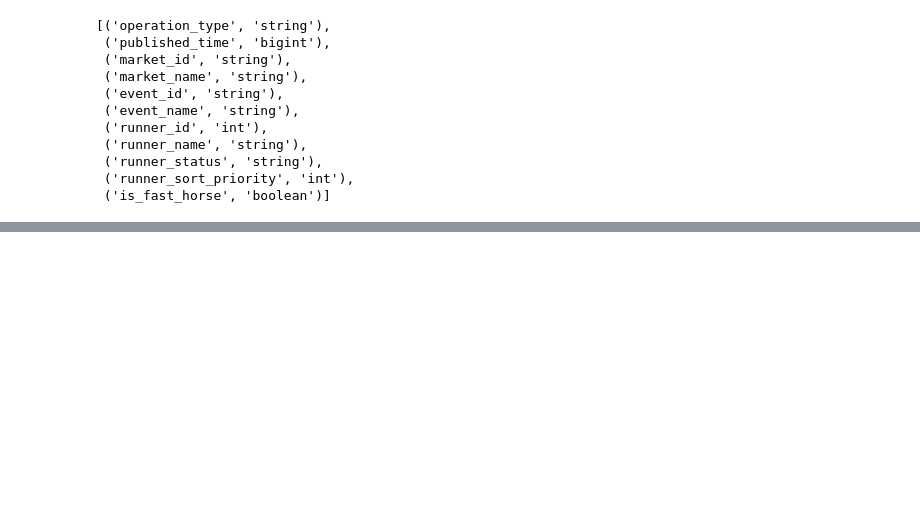
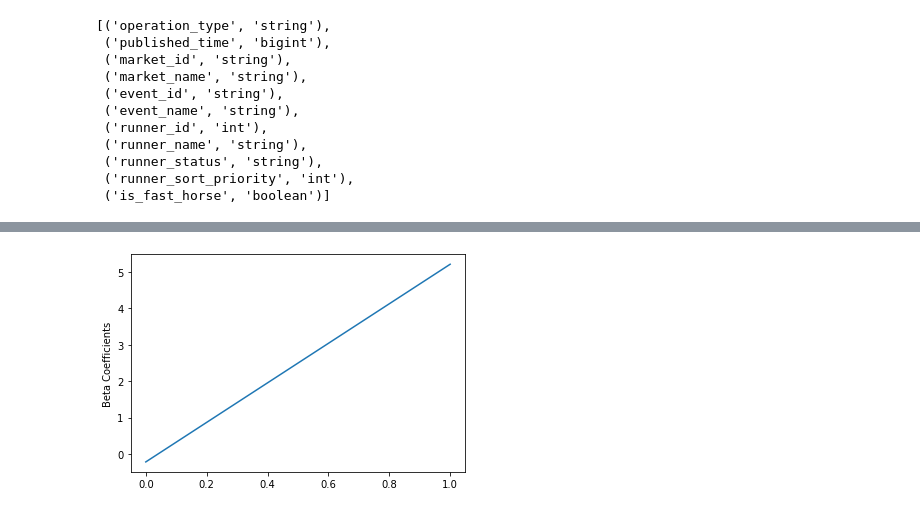
Before and after one commit to trentsteel777/mongo-spark-jupyter, a Jupyter notebook: notebooks/Q1_SpeedyHorseNames_Overstated.ipynb, the cells around one changed output, grey strips where cells are left out. Cells and saved outputs as stored; diff of their text form; code cells hidden in the pictures; blank space fills up the shorter version.

Commit message:
Added 3rd spark work and given each worker 7gb of ram. Check point notebooks: we have basic logistic regression working for 1000 rows of horse data.

```diff
--- a/notebooks/Q1_SpeedyHorseNames_Overstated.ipynb
+++ b/notebooks/Q1_SpeedyHorseNames_Overstated.ipynb
@@ -486,0 +791,10 @@ only showing top 20 rows
+# %%
+# pipline
+from pyspark.ml import Pipeline
+pipeline = Pipeline(stages = stages)
+pipelineModel = pipeline.fit(runners_fast_wbsp_sample2)
+runners_fast_wbsp_sample2 = pipelineModel.transform(runners_fast_wbsp_sample2)
+# %%
+selectedCols = ['label', 'features'] + cols
+runners_fast_wbsp_sample2 = runners_fast_wbsp_sample2.select(selectedCols)
+runners_fast_wbsp_sample2.printSchema()
@@ -486,0 +851,4 @@ only showing top 20 rows
+# %%
+train, test = runners_fast_wbsp_sample2.randomSplit([0.7, 0.3], seed = 2018)
+print("Training Dataset Count: " + str(train.count()))
+print("Test Dataset Count: " + str(test.count()))
@@ -486,0 +859,4 @@ only showing top 20 rows
+# %%
+from pyspark.ml.classification import LogisticRegression
+lr = LogisticRegression(featuresCol = 'features', labelCol = 'label', maxIter=10)
+lrModel = lr.fit(train)
@@ -486,0 +886,9 @@ only showing top 20 rows
+# %%
+import matplotlib.pyplot as plt
+import numpy as np
+beta = np.sort(lrModel.coefficients)
+plt.plot(beta)
+plt.ylabel('Beta Coefficients')
+plt.show()
+# %% [output]
+[figure, added]
```
Also changed, not shown: parts of 63 cells of this notebook, 3 other files.
